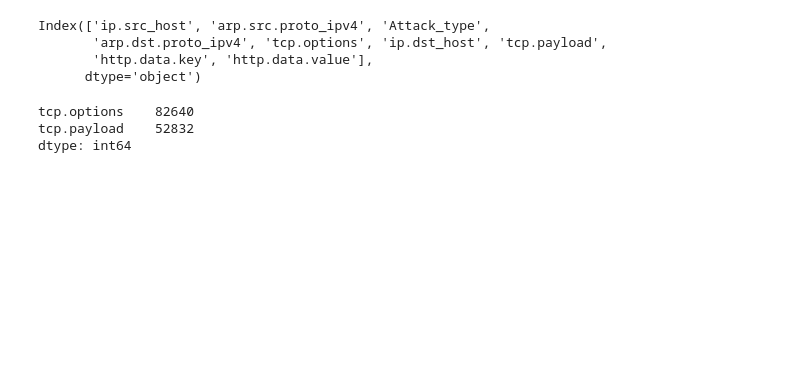
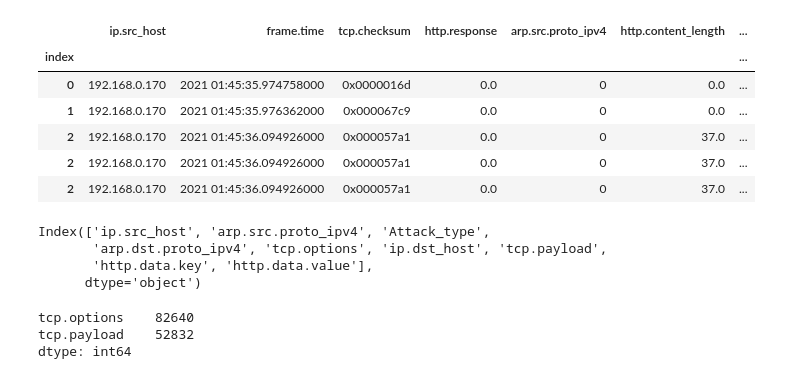
Before and after one commit to explainpark101/KU-ML-EndTerm-project, a Jupyter notebook: 04 machine-learning.ipynb, the cells around one changed output. Saved outputs shown, nothing was run; the diff lists cells and outputs as text; code cells hidden in the pictures; blank space fills up the shorter version.

```diff
--- a/04 machine-learning.ipynb
+++ b/04 machine-learning.ipynb
@@ -37,6 +37,16 @@ all_data = pd.read_csv("Full-Dataset/processed/merged_data.csv", skipinitialspac
 drop_columns = ["Unnamed: 0", 'http.request.uri.path', 'http.file_data', "0", "http.request.uri.scheme", "http.request.uri.netloc", "http.referer"]
 all_data = all_data.drop([_ for _ in drop_columns if _ in all_data.columns], axis="columns")
 all_data = all_data[all_data["frame.time"]!='']
+# %%
+all_data.head(5)
+# %% [output]
+|  | ip.src_host | frame.time | tcp.checksum | http.response | arp.src.proto_ipv4 | http.content_length | ... |
+| index |  |  |  |  |  |  | ... |
+| 0 | 192.168.0.170 | 2021 01:45:35.974758000 | 0x0000016d | 0.0 | 0 | 0.0 | ... |
+| 1 | 192.168.0.170 | 2021 01:45:35.976362000 | 0x000067c9 | 0.0 | 0 | 0.0 | ... |
+| 2 | 192.168.0.170 | 2021 01:45:36.094926000 | 0x000057a1 | 0.0 | 0 | 37.0 | ... |
+| 2 | 192.168.0.170 | 2021 01:45:36.094926000 | 0x000057a1 | 0.0 | 0 | 37.0 | ... |
+| 2 | 192.168.0.170 | 2021 01:45:36.094926000 | 0x000057a1 | 0.0 | 0 | 37.0 | ... |
 # %%
 # all_data["frame.time"] = pd.to_datetime(all_data["frame.time"]).apply(ticks)
 all_data = all_data.drop(["frame.time"],axis="columns")
```
Also changed, not shown: parts of 14 cells of this notebook.
